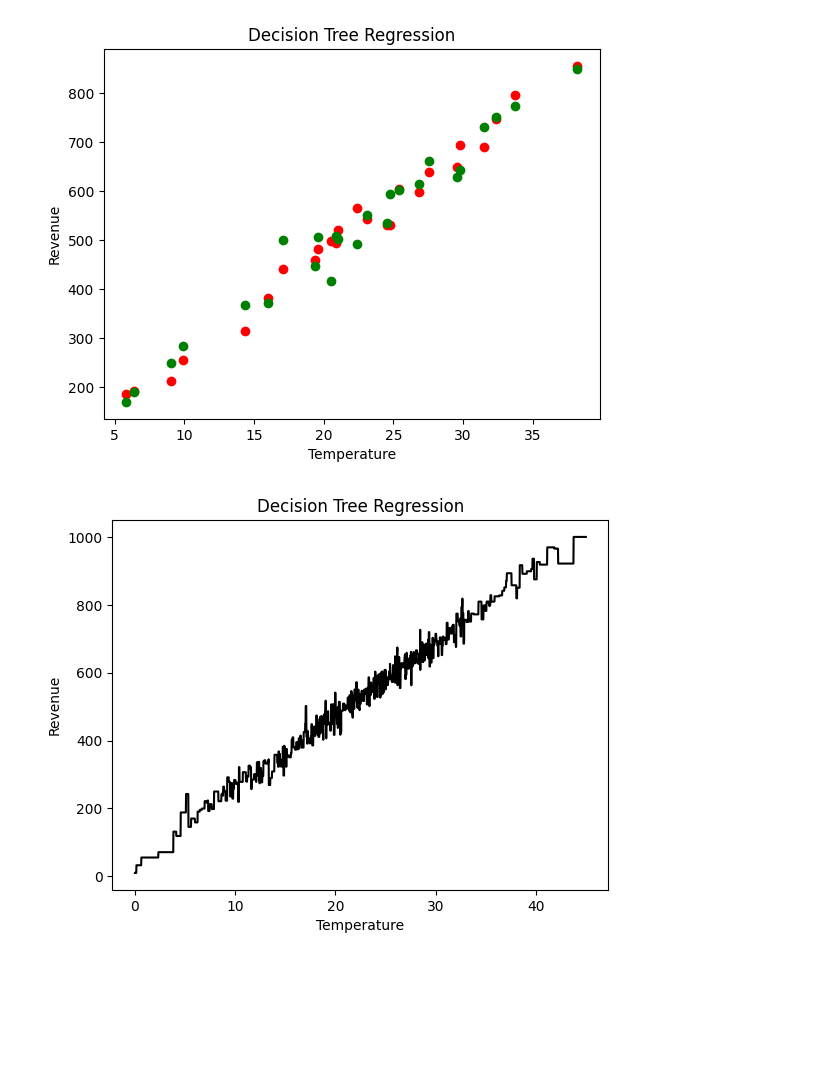
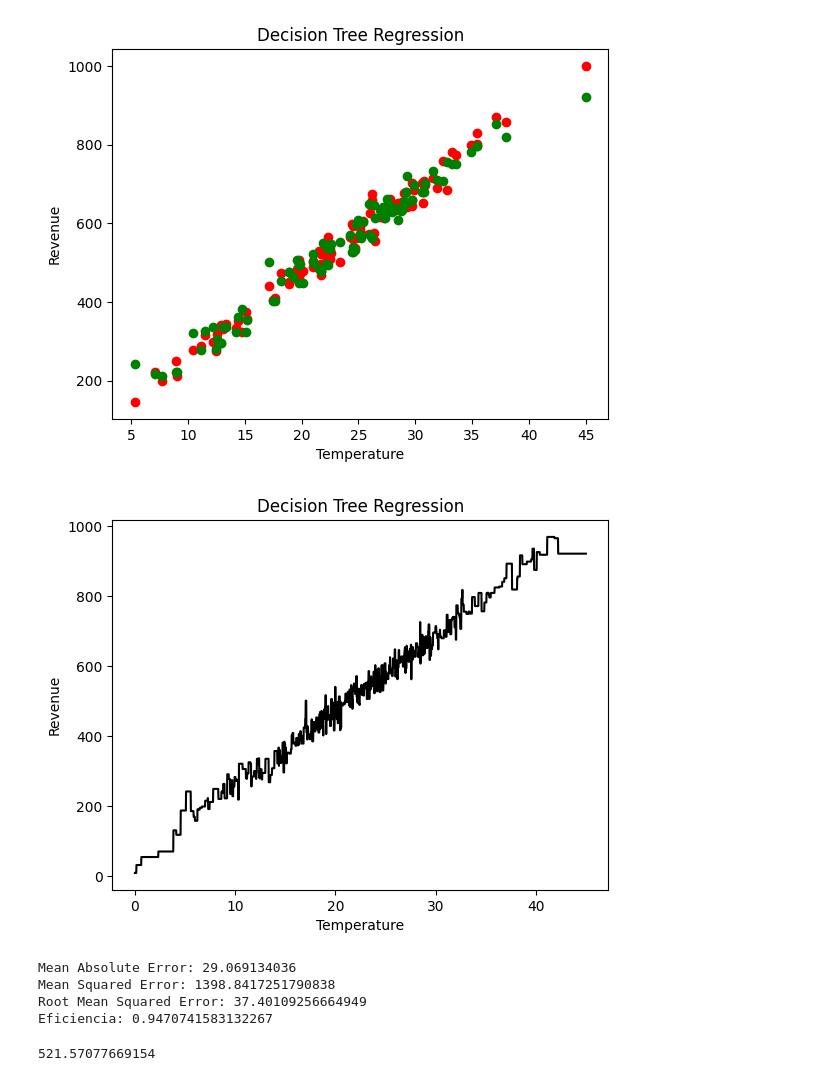
Before and after one commit to jaquimbayoc7/DocumentacionDiplomadoML, a Jupyter notebook: 3. Aprendizaje Supervisado Regresion/Arboles Decision/arbol.ipynb, the cells around one changed output. Drawn from its saved outputs; the diff is of its cells as text; code cells hidden in the pictures; blank space fills up the shorter version.

```diff
--- a/3. Aprendizaje Supervisado Regresion/Arboles Decision/arbol.ipynb
+++ b/3. Aprendizaje Supervisado Regresion/Arboles Decision/arbol.ipynb
@@ -10,34 +10,49 @@ y = dataset['Revenue'].values
 dataset.head(5)
 
 from sklearn.model_selection import train_test_split
-X_train, X_test, y_train, y_test = train_test_split(X, y, test_size = 0.05)
+X_train, X_test, y_train, y_test = train_test_split(X, y, test_size = 0.20)
 
 # Fitting Decision Tree Regression to the dataset
 from sklearn.tree import DecisionTreeRegressor
 regressor = DecisionTreeRegressor()
 regressor.fit(X_train.reshape(-1,1), y_train.reshape(-1,1))
 
 y_pred = regressor.predict(X_test.reshape(-1,1))
 y_pred
 
 df = pd.DataFrame({'Real Values':y_test.reshape(-1), 'Predicted Values':y_pred.reshape(-1)})
 df
 
 # Visualising the Decision Tree Regression Results
 X_grid = np.arange(min(X), max(X), 0.01)
 X_grid = X_grid.reshape((len(X_grid), 1))
 plt.scatter(X_test, y_test, color = 'red')
 plt.scatter(X_test, y_pred, color = 'green')
 plt.title('Decision Tree Regression')
 plt.xlabel('Temperature')
 plt.ylabel('Revenue')
 plt.show()
 
 plt.plot(X_grid, regressor.predict(X_grid), color = 'black')
 plt.title('Decision Tree Regression')
 plt.xlabel('Temperature')
 plt.ylabel('Revenue')
 plt.show()
 # %% [output]
-[figure, old version]
+[figure, new version]
-[figure, old version]
+[figure, new version]
+# %%
+from sklearn import metrics
+print('Mean Absolute Error:', metrics.mean_absolute_error(y_test, y_pred))
+print('Mean Squared Error:', metrics.mean_squared_error(y_test, y_pred))
+print('Root Mean Squared Error:', np.sqrt(metrics.mean_squared_error(y_test, y_pred)))
+print('Eficiencia:', metrics.r2_score(y_test, y_pred))
+# %% [output]
+Mean Absolute Error: 29.069134036
+Mean Squared Error: 1398.8417251790838
+Root Mean Squared Error: 37.40109256664949
+Eficiencia: 0.9470741583132267
+# %%
+y.mean()
+# %% [output]
+521.57077669154
```
Also changed, not shown: parts of 1 cell of this notebook.
